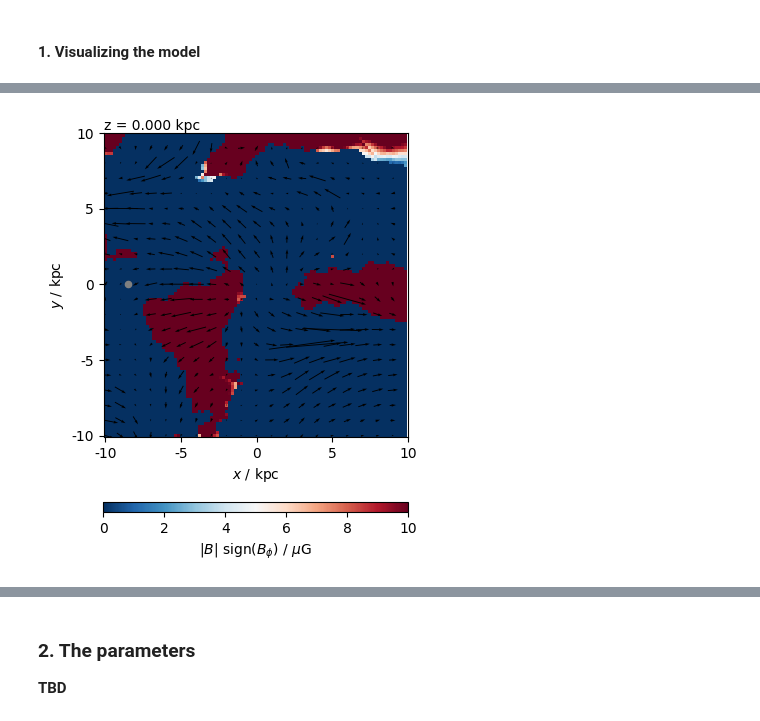
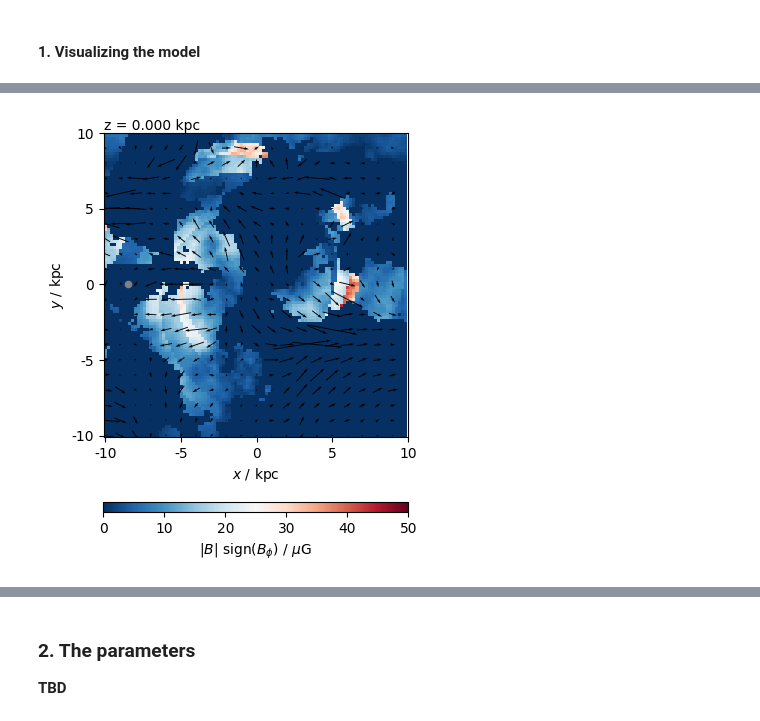
Before and after one commit to rafaelab/imagine-models, a Jupyter notebook: demos/python/model_examples/jf12_random_demo.ipynb, the cells around one changed output, grey strips where cells are left out. Drawn from its saved outputs; the diff is of its cells as text; code cells hidden in the pictures.

```diff
--- a/demos/python/model_examples/jf12_random_demo.ipynb
+++ b/demos/python/model_examples/jf12_random_demo.ipynb
@@ -62,7 +56,7 @@ plot_slice(model_on_grid, 2, shape, refpoint, increment, vmin, vmax, vec_dim=2)
 # %%
-plot_slice(model_on_grid, 2, shape, refpoint, increment, 0, 10, amplitude=True, quiver=True)
+plot_slice(model_on_grid, 2, shape, refpoint, increment, 0, 50, amplitude=True, quiver=True)
 # %% [output]
-[figure, old version]
+[figure, new version]
 # %%
 plot_slice(model_on_grid, 1, shape, refpoint, increment, vmin, vmax, vec_dim=0)
 # %% [output]
```
Also changed, not shown: parts of 7 cells of this notebook, 8 other files.
